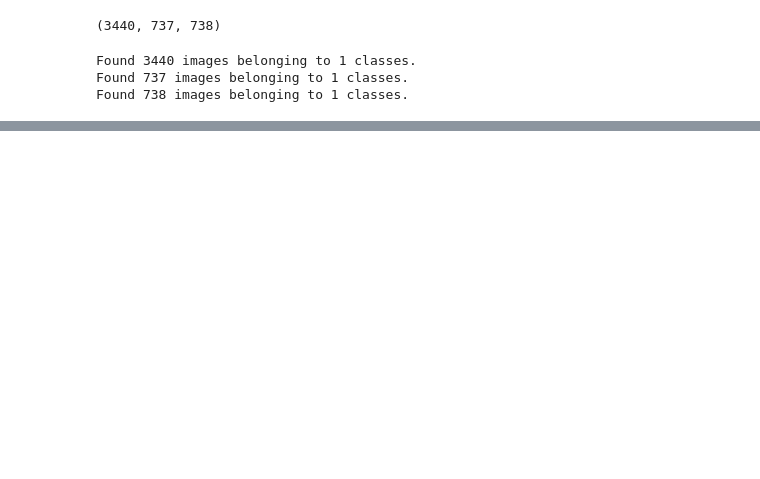
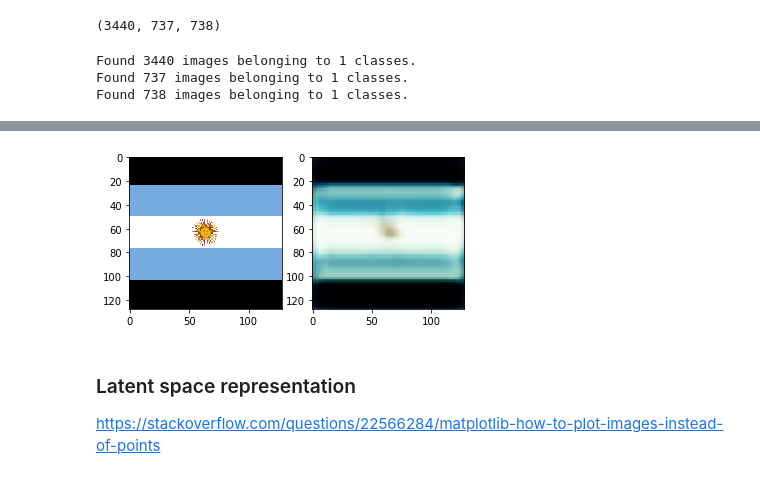
Before and after one commit to ivanlen/latent_flag, a Jupyter notebook: autoencoder_test.ipynb, the cells around one changed output, grey strips where cells are left out. Drawn from its saved outputs; the diff is of its cells as text; code cells hidden in the pictures; blank space fills up the shorter version.

Commit message:
autoencoder results

```diff
--- a/autoencoder_test.ipynb
+++ b/autoencoder_test.ipynb
@@ -196,0 +214,19 @@ for tr_im, pr_im in zip(test_images_set, pred):
+# %%
+test_im = Image.open('./data/FlagsMashupBot/reals_square_png/arg.png').convert('RGB')
+test_im = test_im.resize((IMG_HEIGHT, IMG_WIDTH))
+test_ar = np.asarray(test_im) / 255
+test_ar = np.expand_dims(test_ar,0)
+# %%
+pred = autoencoder_train.model.predict(test_ar)
+# %%
+for real, coded in zip(test_ar, pred):
+    plt.figure()
+    plt.subplot(1,2,1)
+    plt.imshow(real)
+    plt.subplot(1,2,2)
+    plt.imshow(coded)
+# %% [output]
+[figure, added]
+# %% [markdown]
+### Latent space representation
+https://stackoverflow.com/questions/22566284/matplotlib-how-to-plot-images-instead-of-points
```
Also changed, not shown: parts of 32 cells of this notebook, 1 other file.
